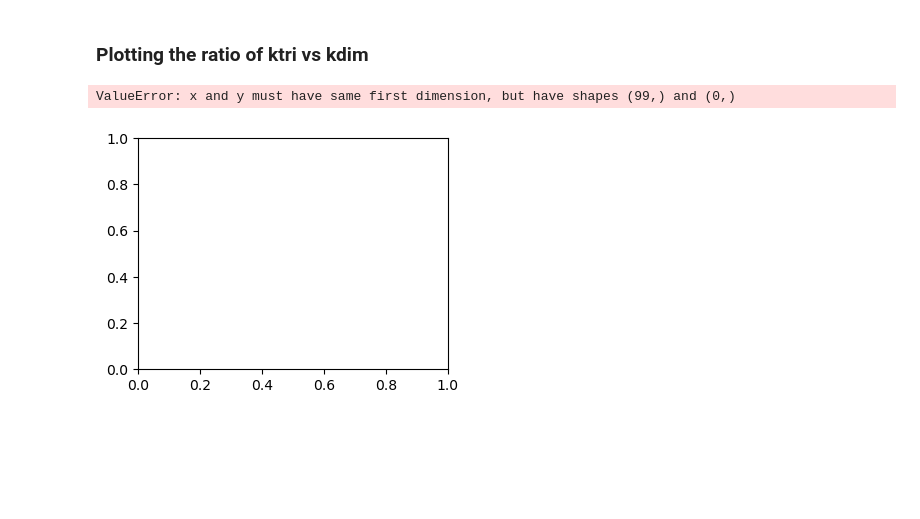
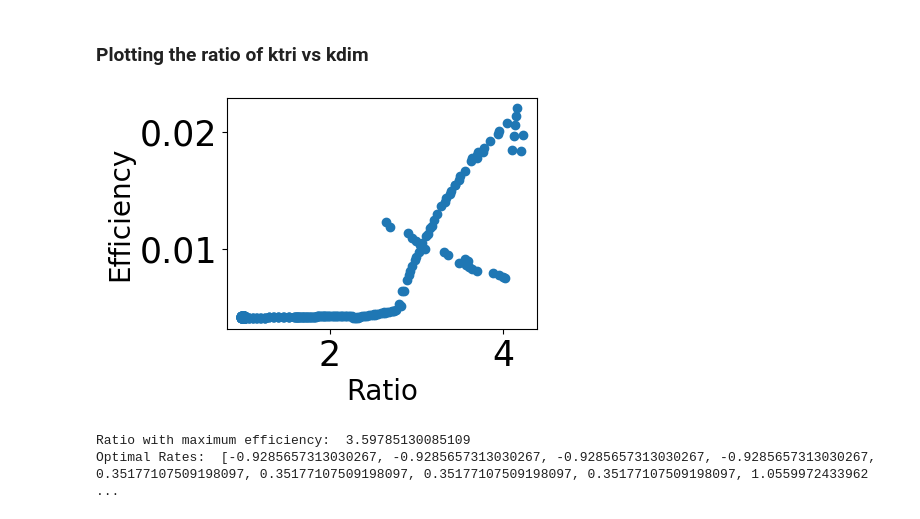
Before and after one commit to mjohn218/KineticAssembly_AD, a Jupyter notebook: Result_simplified/A1_RateGrowth/Optimization.ipynb, the cells around one changed output. Drawn from its saved outputs; the diff is of its cells as text; code cells hidden in the pictures; blank space fills up the shorter version.

```diff
--- a/Result_simplified/A1_RateGrowth/Optimization.ipynb
+++ b/Result_simplified/A1_RateGrowth/Optimization.ipynb
@@ -26,7 +26,7 @@ Before we begin to run the optimization routine, we need to create a Reaction Ne
 Here a simple trimer model is used to run a simulation.
 #### Read the corresponding input file and call the ReactionNetwork class
 # %%
-base_input = './heptamer_rategrowth_ring.pwr'
+base_input = './tetramer_rategrowth_ring.pwr'
 rn = ReactionNetwork(base_input, one_step=True)
 rn.resolve_tree()
 # %% [output]
@@ -247,7 +247,7 @@ t1 = time_mod.perf_counter()
 vec_rn.reset(reset_params=True)
 optim = Optimizer(reaction_network=vec_rn,
                   sim_runtime=1,
-                  optim_iterations=100,
+                  optim_iterations=500,
                   learning_rate=1e-2,
                   device='cpu',method="RMSprop")
 # %% [markdown]
@@ -339,25 +339,25 @@ final_t95 = np.array(final_t95)
 # %%
 import matplotlib.pyplot as plt
 
-mask_r = final_yield_arr > 0.1
+mask_r = final_yield_arr > 0.75
 
 #Calculate the ratio
-ratio = final_param_arr[:,1]/final_param_arr[:,0]
+ratio = np.exp(final_param_arr[:,1])/np.exp(final_param_arr[:,0])
+ratio_masked = ratio[mask_r]
 
 #Normalize the time scale (t = t*conc*max_rate)
 conc=vec_rn.initial_copies[0].item()
 scale_time = final_t95[mask_r]*conc*np.max(final_param_arr[mask_r],axis=1)
 #Calculate the y_per_time
 y_per_time = 0.95/scale_time
 
 fig,ax = plt.subplots(figsize=(4,3))
-ax.plot(ratio,y_per_time,linestyle='',marker='o')
+ax.plot(ratio_masked,y_per_time,linestyle='',marker='o')
 ax.set_ylabel("Efficiency",fontsize=20)
 ax.set_xlabel("Ratio",fontsize=20)
 ax.tick_params(labelsize=25)
 # %% [output]
-ValueError: x and y must have same first dimension, but have shapes (99,) and (0,)
-[figure, old version]
+[figure, new version]
 # %%
 max_indx = np.argmax(y_per_time)
 max_ratio = ratio[max_indx]
@@ -374,6 +374,9 @@ for cls,uids in vec_rn.rxn_class.items():
 print("Optimal Rates: ",list(reaction_rates))
 
 #THE RATES BELOW ARE THE ONES TO PASTE INTO KINETIC_SIMULATION NOTEBOOK
+# %% [output]
+Ratio with maximum efficiency:  3.59785130085109
+Optimal Rates:  [-0.9285657313030267, -0.9285657313030267, -0.9285657313030267, -0.9285657313030267, 0.35177107509198097, 0.35177107509198097, 0.35177107509198097, 0.35177107509198097, 1.0559972433962 ...
 # %%
 import pandas as pd
 print(pd.__version__)
```
Also changed, not shown: parts of 8 cells of this notebook, 5 other files.
